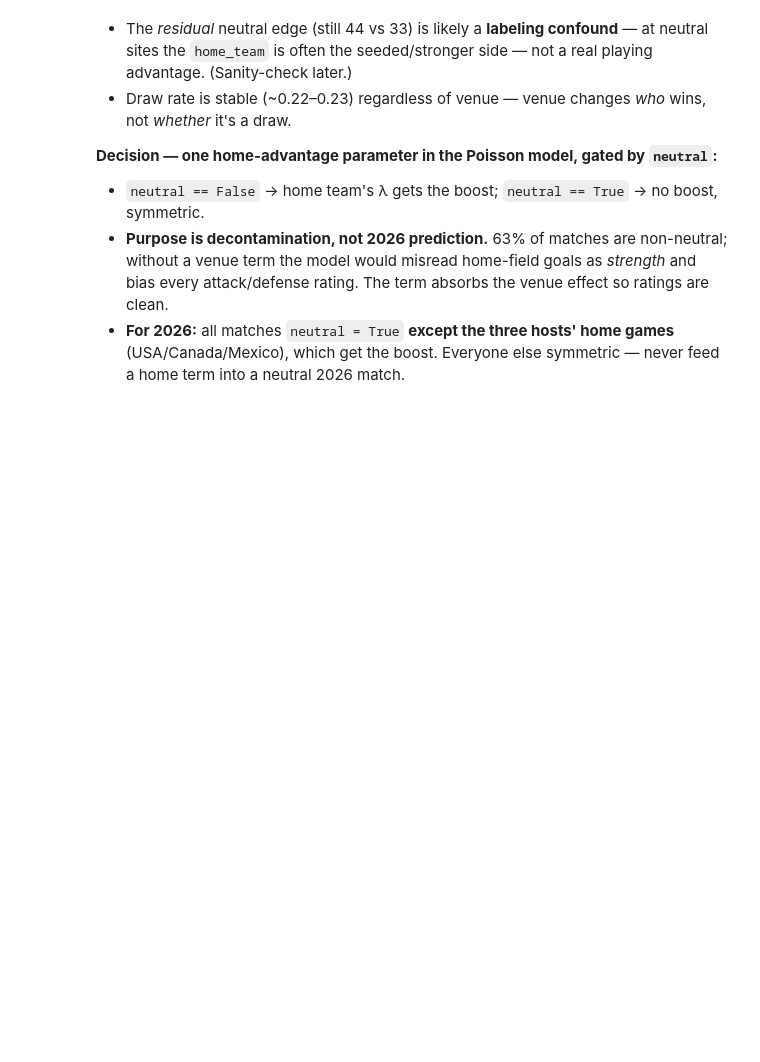
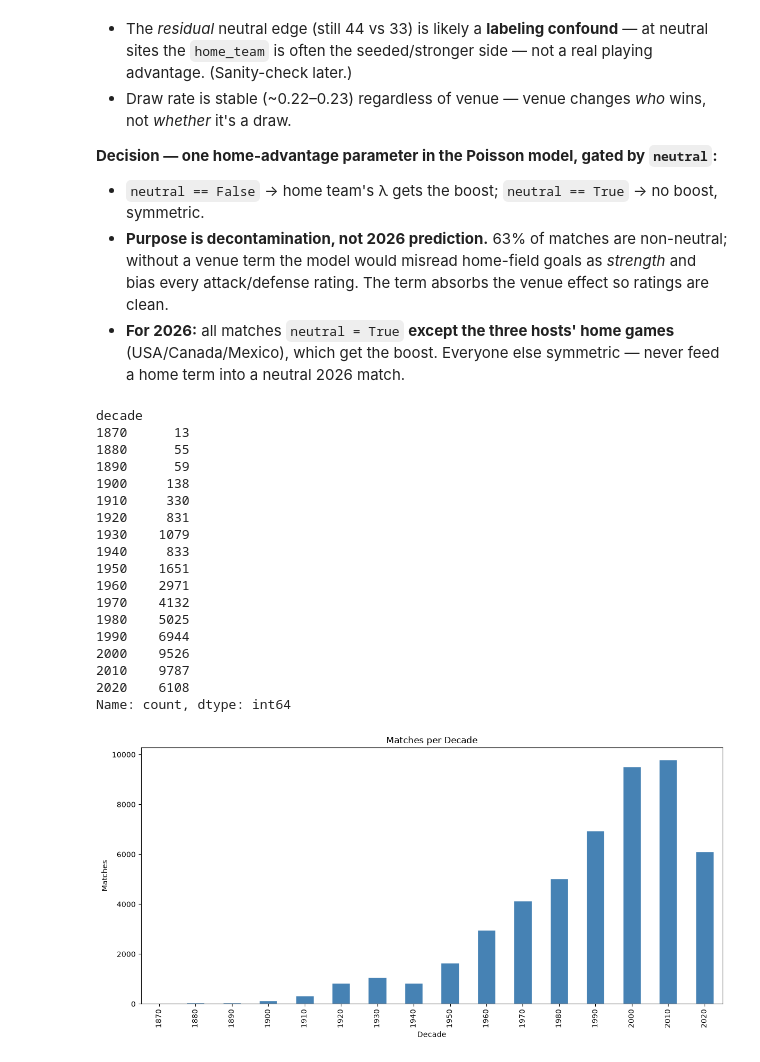
Before and after one commit to JohnKarounis/worldcup-2026-results-ml, a Jupyter notebook: notebooks/02_eda.ipynb, the cells around one changed output. Saved outputs shown, nothing was run; the diff lists cells and outputs as text; code cells hidden in the pictures; blank space fills up the shorter version.

```diff
--- a/notebooks/02_eda.ipynb
+++ b/notebooks/02_eda.ipynb
@@ -177,3 +177,34 @@ True          1.671       1.370
 - `neutral == False` → home team's λ gets the boost; `neutral == True` → no boost, symmetric.
 - **Purpose is decontamination, not 2026 prediction.** 63% of matches are non-neutral; without a venue term the model would misread home-field goals as *strength* and bias every attack/defense rating. The term absorbs the venue effect so ratings are clean.
 - **For 2026:** all matches `neutral = True` **except the three hosts' home games** (USA/Canada/Mexico), which get the boost. Everyone else symmetric — never feed a home term into a neutral 2026 match.
+# %%
+results['decade'] = (results['date'].dt.year // 10) * 10
+matches_per_decade = results['decade'].value_counts().sort_index()
+print(matches_per_decade)
+
+matches_per_decade.plot(kind='bar', figsize=(12, 6), color='steelblue', edgecolor='white')
+plt.title('Matches per Decade')
+plt.xlabel('Decade')
+plt.ylabel('Matches')
+plt.tight_layout()
+plt.show()
+# %% [output]
+decade
+1870      13
+1880      55
+1890      59
+1900     138
+1910     330
+1920     831
+1930    1079
+1940     833
+1950    1651
+1960    2971
+1970    4132
+1980    5025
+1990    6944
+2000    9526
+2010    9787
+2020    6108
+Name: count, dtype: int64
+[figure, added]
```
Also changed, not shown: parts of 1 cell of this notebook.
